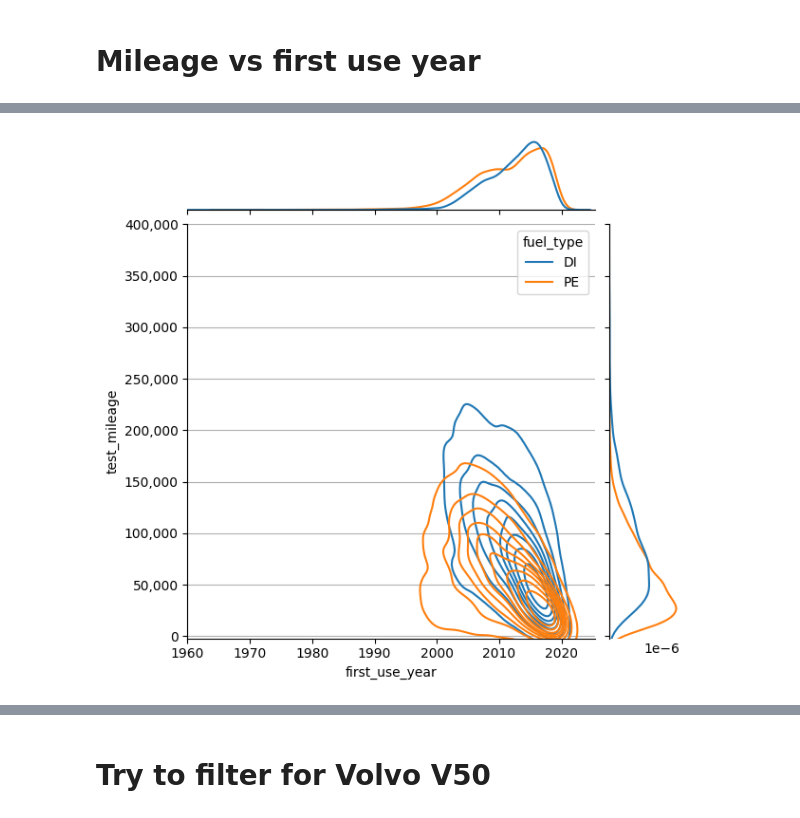
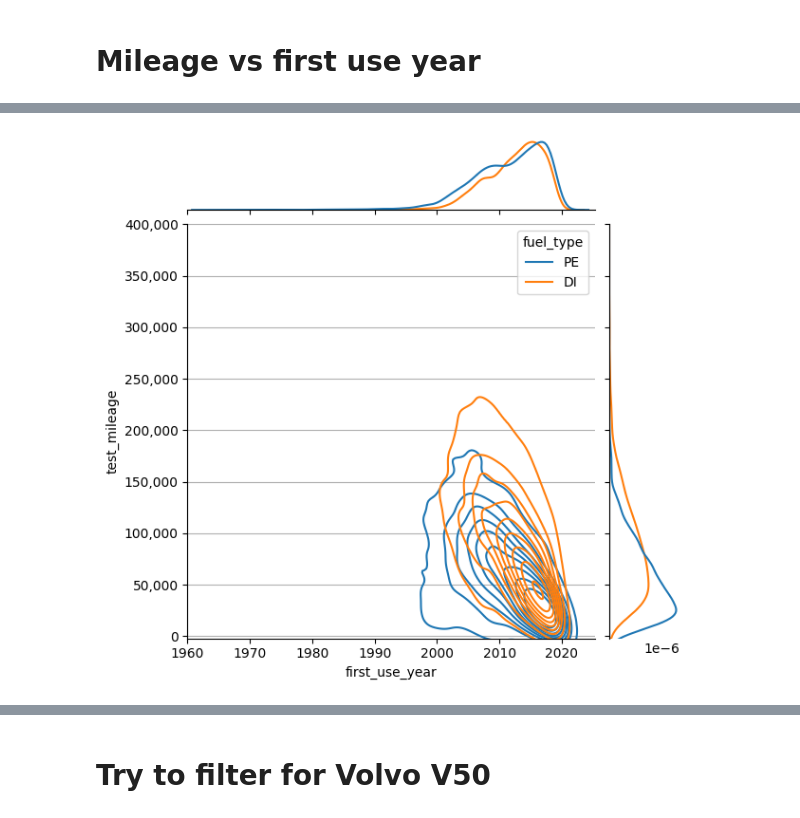
Before and after one commit to ianozsvald/mot_pandas2_polars_dask, a Jupyter notebook: experiments/20230522_polars_exploration.ipynb, the cells around one changed output, grey strips where cells are left out. Cells and saved outputs as stored; diff of their text form; code cells hidden in the pictures.

```diff
--- a/experiments/20230522_polars_exploration.ipynb
+++ b/experiments/20230522_polars_exploration.ipynb
@@ -122,0 +107,5 @@ In [8] used 0.0 MiB RAM in 0.10s (system mean cpu 20%, single max cpu 100%), pea
+# %%
+df_fuel = dfple.filter(pl.col('test_result')=='P').sample(10_000). \
+            with_columns(pl.col('first_use_date').dt.year().alias('first_use_year')). \
+            filter((pl.col('fuel_type').is_in({'PE', 'DI'}))) \
+            [['test_mileage', 'first_use_year', 'fuel_type']]
@@ -135,14 +130,12 @@ In [9] used 11.2 MiB RAM in 3.19s (system mean cpu 19%, single max cpu 100%), pe
 # %%
 #fig, ax = plt.subplots(constrained_layout=True, figsize=(4, 4))
-
-dfs = dfs_allfuel.filter((pl.col('fuel_type') == "PE") | (pl.col('fuel_type') == "DI"))[['test_mileage', 'first_use_year', 'fuel_type']]
-jg = sns.jointplot(x=dfs['first_use_year'], y=dfs['test_mileage'], hue=dfs['fuel_type'], kind='kde', hist_order=['DI', 'PE'])
+jg = sns.jointplot(x=df_fuel['first_use_year'], y=df_fuel['test_mileage'], hue=df_fuel['fuel_type'], kind='kde', hist_order=['DI', 'PE'])
 # {x, y}lim can be set
 # kind kde hist
 jg.ax_joint.set_xlim(xmin=1960)
 jg.ax_joint.set_ylim(ymax=400000)
 set_commas(jg.ax_joint, y_axis=True)
 set_common_mpl_styles(jg.ax_joint, ymin=-2000) # , title="MOT Year 2021+") title renders badly
 #jg.ax_joint.sup_title('xx')
 # %% [output]
-[figure, old version]
+[figure, new version]
```
Also changed, not shown: parts of 25 cells of this notebook, 3 other files.
